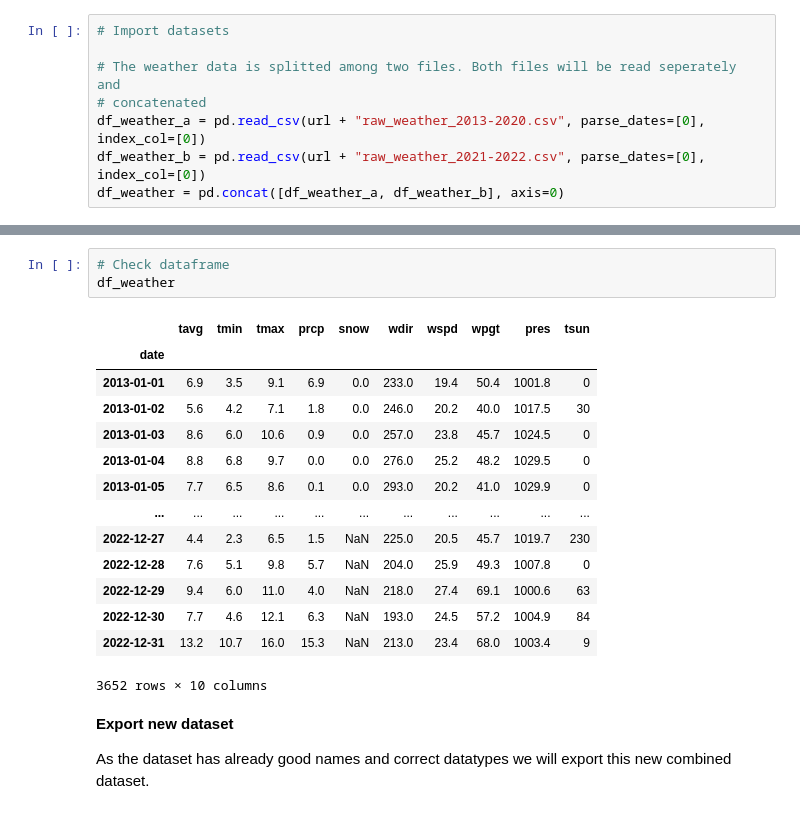
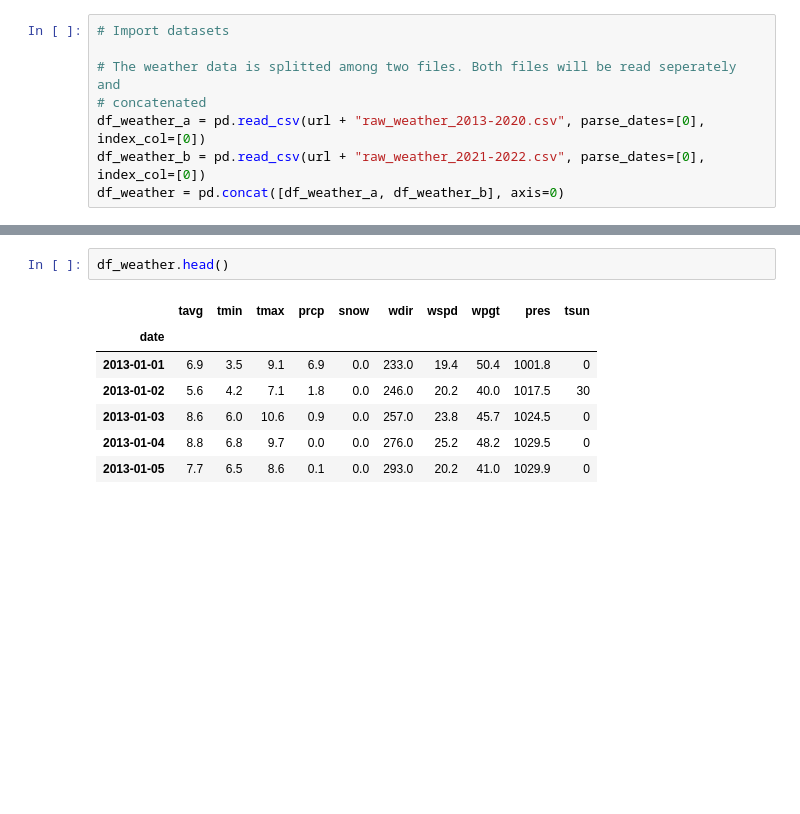
Before and after one commit to Rudinius/Bike_usage_Bremen, a Jupyter notebook: 1_Data_Prep.ipynb, the cells around one changed output, grey strips where cells are left out. Drawn from its saved outputs; the diff is of its cells as text; blank space fills up the shorter version.

```diff
--- a/1_Data_Prep.ipynb
+++ b/1_Data_Prep.ipynb
@@ -199,24 +207,12 @@ Data columns (total 10 columns):
 dtypes: float64(9), int64(1)
 memory usage: 313.8 KB
 # %%
-# Check dataframe
-df_weather
+df_weather.head()
 # %% [output]
 |  | tavg | tmin | tmax | prcp | snow | wdir | wspd | wpgt | pres | tsun |
 | date |  |  |  |  |  |  |  |  |  |  |
 | 2013-01-01 | 6.9 | 3.5 | 9.1 | 6.9 | 0.0 | 233.0 | 19.4 | 50.4 | 1001.8 | 0 |
 | 2013-01-02 | 5.6 | 4.2 | 7.1 | 1.8 | 0.0 | 246.0 | 20.2 | 40.0 | 1017.5 | 30 |
 | 2013-01-03 | 8.6 | 6.0 | 10.6 | 0.9 | 0.0 | 257.0 | 23.8 | 45.7 | 1024.5 | 0 |
 | 2013-01-04 | 8.8 | 6.8 | 9.7 | 0.0 | 0.0 | 276.0 | 25.2 | 48.2 | 1029.5 | 0 |
 | 2013-01-05 | 7.7 | 6.5 | 8.6 | 0.1 | 0.0 | 293.0 | 20.2 | 41.0 | 1029.9 | 0 |
-| ... | ... | ... | ... | ... | ... | ... | ... | ... | ... | ... |
-| 2022-12-27 | 4.4 | 2.3 | 6.5 | 1.5 | NaN | 225.0 | 20.5 | 45.7 | 1019.7 | 230 |
-| 2022-12-28 | 7.6 | 5.1 | 9.8 | 5.7 | NaN | 204.0 | 25.9 | 49.3 | 1007.8 | 0 |
-| 2022-12-29 | 9.4 | 6.0 | 11.0 | 4.0 | NaN | 218.0 | 27.4 | 69.1 | 1000.6 | 63 |
-| 2022-12-30 | 7.7 | 4.6 | 12.1 | 6.3 | NaN | 193.0 | 24.5 | 57.2 | 1004.9 | 84 |
-| 2022-12-31 | 13.2 | 10.7 | 16.0 | 15.3 | NaN | 213.0 | 23.4 | 68.0 | 1003.4 | 9 |
-3652 rows × 10 columns
-# %% [markdown]
-**Export new dataset**
-
-As the dataset has already good names and correct datatypes we will export this new combined dataset.
```
Also changed, not shown: parts of 50 cells of this notebook.
